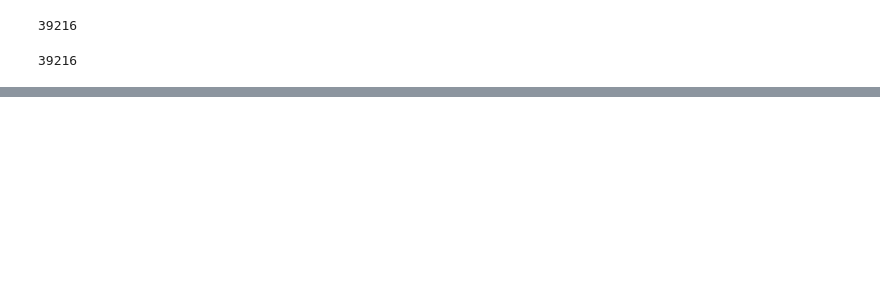
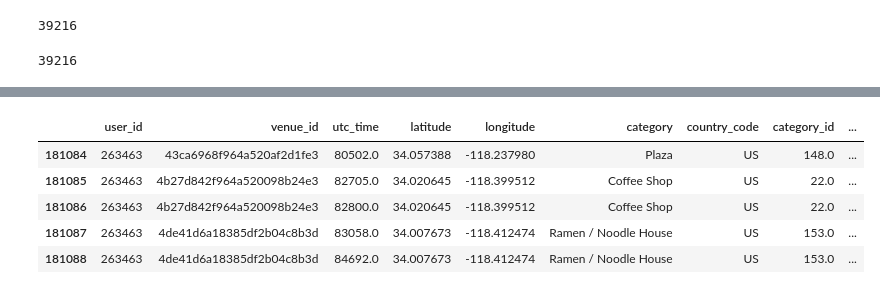
Before and after one commit to DarkKnight2000/HMRNN, a Jupyter notebook: preproc.ipynb, the cells around one changed output, grey strips where cells are left out. Saved outputs shown, nothing was run; the diff lists cells and outputs as text; code cells hidden in the pictures; blank space fills up the shorter version.

```diff
--- a/preproc.ipynb
+++ b/preproc.ipynb
@@ -263,0 +290,9 @@ df.to_csv("./Datasets/dataset_TIST2015/smalldata.csv", index=False, sep='\t', en
+# %%
+df.tail()
+# %% [output]
+|  | user_id | venue_id | utc_time | latitude | longitude | category | country_code | category_id | ... |
+| 181084 | 263463 | 43ca6968f964a520af2d1fe3 | 80502.0 | 34.057388 | -118.237980 | Plaza | US | 148.0 | ... |
+| 181085 | 263463 | 4b27d842f964a520098b24e3 | 82705.0 | 34.020645 | -118.399512 | Coffee Shop | US | 22.0 | ... |
+| 181086 | 263463 | 4b27d842f964a520098b24e3 | 82800.0 | 34.020645 | -118.399512 | Coffee Shop | US | 22.0 | ... |
+| 181087 | 263463 | 4de41d6a18385df2b04c8b3d | 83058.0 | 34.007673 | -118.412474 | Ramen / Noodle House | US | 153.0 | ... |
+| 181088 | 263463 | 4de41d6a18385df2b04c8b3d | 84692.0 | 34.007673 | -118.412474 | Ramen / Noodle House | US | 153.0 | ... |
```
Also changed, not shown: parts of 2 cells of this notebook, 5 other files.
